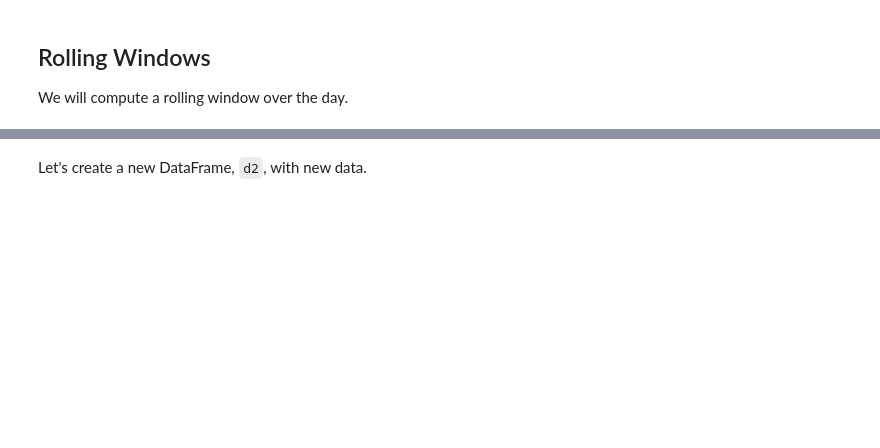
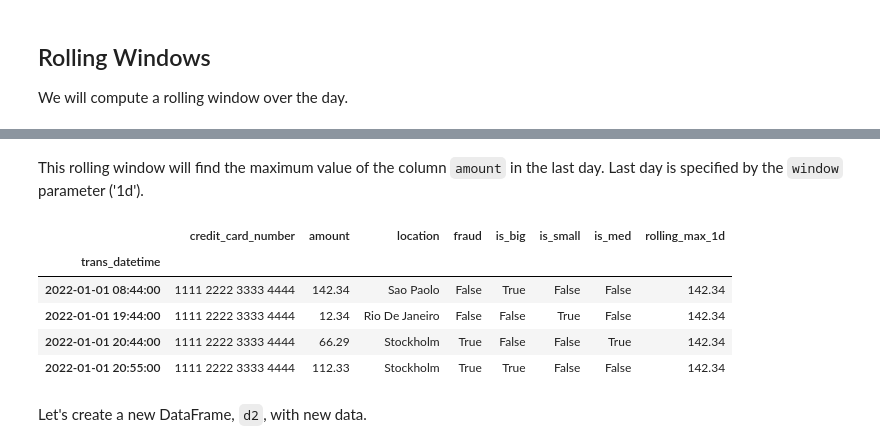
Before and after one commit to BenSnow6/serverless-ml-course, a Jupyter notebook: src/00-intro/Pandas-Intro.ipynb, the cells around one changed output, grey strips where cells are left out. Cells and saved outputs as stored; diff of their text form; code cells hidden in the pictures; blank space fills up the shorter version.

```diff
--- a/src/00-intro/Pandas-Intro.ipynb
+++ b/src/00-intro/Pandas-Intro.ipynb
@@ -45,7 +91,7 @@ We will now apply a user-defined function (UDF), `is_small`, to each row in the
 The result is a series that we store in a new column in `df` called 'is_small'.
 # %%
 def is_small(row):
-    return row['amount'] < 100
+    return row['amount'] < 60
 
 df['is_small'] = df.apply(is_small, axis=1)
 df
@@ -51,0 +104,6 @@ df
+# %%
+def is_med(row):
+    return row['amount'] > 60 and row['amount'] < 100
+
+df['is_med'] = df.apply(is_med, axis=1)
+df
@@ -59,6 +130,15 @@ df_rolling
+# %% [markdown]
+This rolling window will find the maximum value of the column `amount` in the last day. Last day is specified by the `window` parameter ('1d').
 # %%
-df_rolling['rolling_max_1d'] = df_rolling.rolling('1D').amount.max()
+df_rolling['rolling_max_1d'] = df_rolling.rolling('1d').amount.max()
 df_rolling
+# %% [output]
+|  | credit_card_number | amount | location | fraud | is_big | is_small | is_med | rolling_max_1d |
+| trans_datetime |  |  |  |  |  |  |  |  |
+| 2022-01-01 08:44:00 | 1111 2222 3333 4444 | 142.34 | Sao Paolo | False | True | False | False | 142.34 |
+| 2022-01-01 19:44:00 | 1111 2222 3333 4444 | 12.34 | Rio De Janeiro | False | False | True | False | 142.34 |
+| 2022-01-01 20:44:00 | 1111 2222 3333 4444 | 66.29 | Stockholm | True | False | False | True | 142.34 |
+| 2022-01-01 20:55:00 | 1111 2222 3333 4444 | 112.33 | Stockholm | True | True | False | False | 142.34 |
 # %% [markdown]
 Let's create a new DataFrame, `d2`, with new data.
 # %%
```
Also changed, not shown: parts of 22 cells of this notebook.
